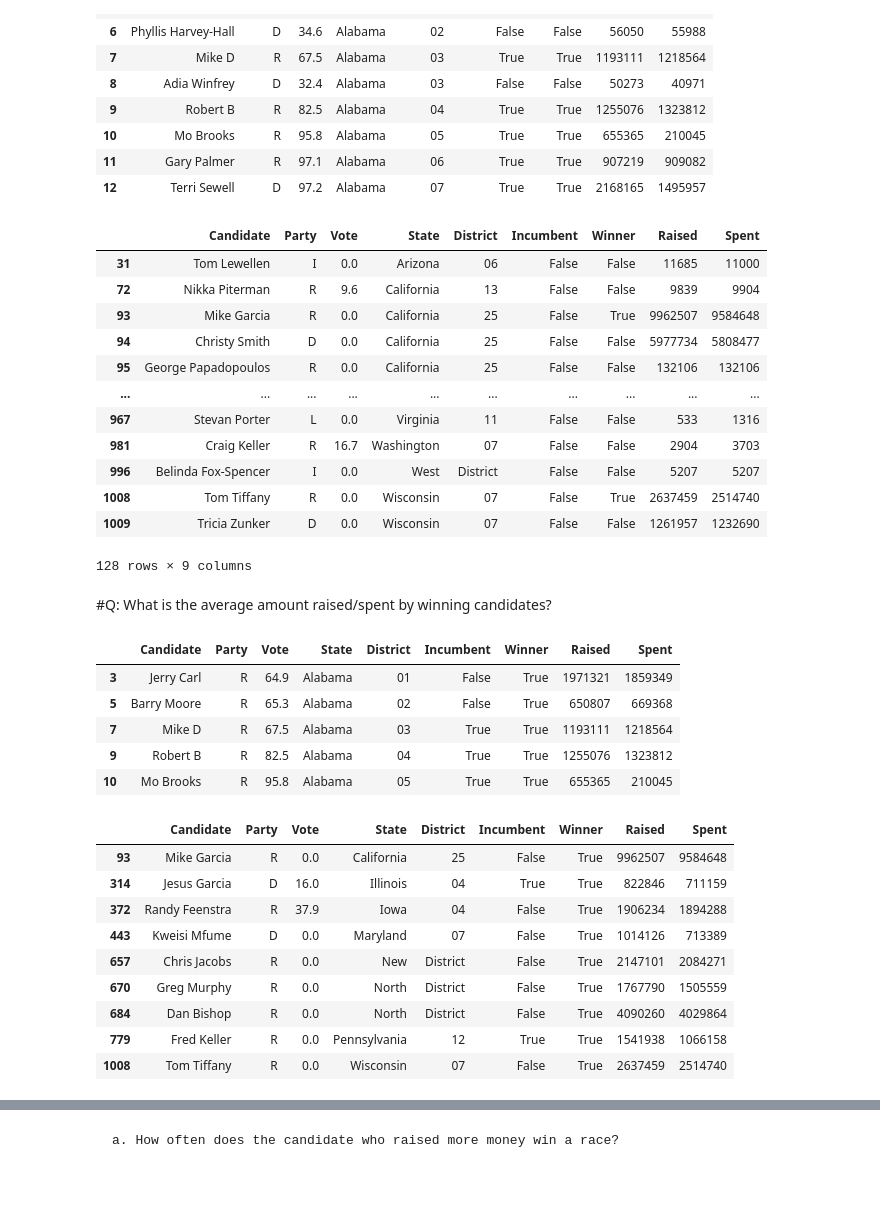
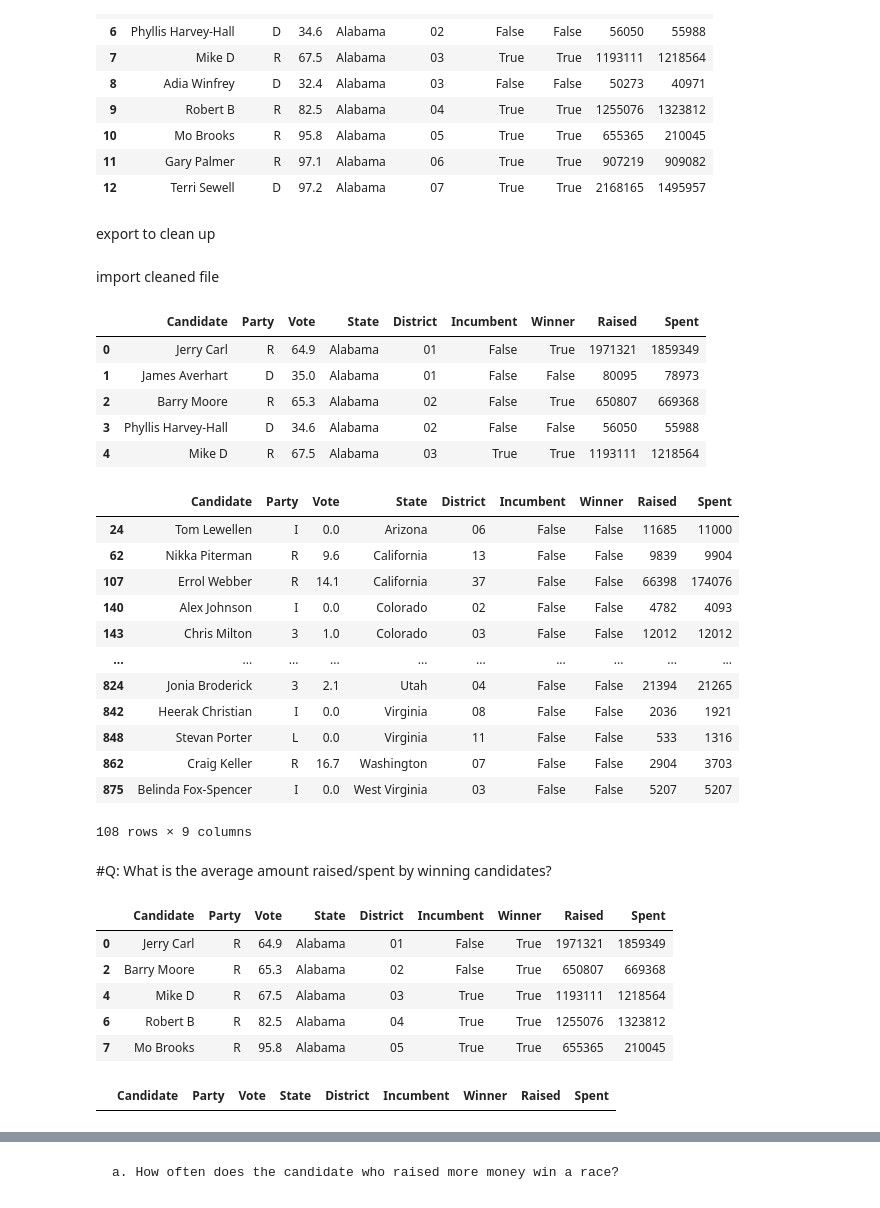
Before and after one commit to nss-data-science-cohort-7/webscraping-open-secrets-boo-tiful-minds, a Jupyter notebook: notebooks/RB_Open_Secrets_EDA.ipynb, the cells around one changed output, grey strips where cells are left out. Saved outputs shown, nothing was run; the diff lists cells and outputs as text; code cells hidden in the pictures.

```diff
--- a/notebooks/RB_Open_Secrets_EDA.ipynb
+++ b/notebooks/RB_Open_Secrets_EDA.ipynb
@@ -103,3 +103,5 @@ None
 | 10 | Mo Brooks | R | 95.8 | Alabama | 05 | True | True | 655365 | 210045 |
 | 11 | Gary Palmer | R | 97.1 | Alabama | 06 | True | True | 907219 | 909082 |
 | 12 | Terri Sewell | D | 97.2 | Alabama | 07 | True | True | 2168165 | 1495957 |
+# %% [markdown]
+export to clean up
@@ -106,44 +110,47 @@ None
+# %% [markdown]
+import cleaned file
+# %%
+house_race_2020_clean = pd.read_csv('../data/house_race_2020_clean.csv')
+house_race_2020_clean.head()
+# %% [output]
+|  | Candidate | Party | Vote | State | District | Incumbent | Winner | Raised | Spent |
+| 0 | Jerry Carl | R | 64.9 | Alabama | 01 | False | True | 1971321 | 1859349 |
+| 1 | James Averhart | D | 35.0 | Alabama | 01 | False | False | 80095 | 78973 |
+| 2 | Barry Moore | R | 65.3 | Alabama | 02 | False | True | 650807 | 669368 |
+| 3 | Phyllis Harvey-Hall | D | 34.6 | Alabama | 02 | False | False | 56050 | 55988 |
+| 4 | Mike D | R | 67.5 | Alabama | 03 | True | True | 1193111 | 1218564 |
 # %%
-house_race_2020.loc[house_race_2020['Vote']<=20]
+house_race_2020_clean.loc[house_race_2020_clean['Vote']<=20]
 # %% [output]
 |  | Candidate | Party | Vote | State | District | Incumbent | Winner | Raised | Spent |
-| 31 | Tom Lewellen | I | 0.0 | Arizona | 06 | False | False | 11685 | 11000 |
-| 72 | Nikka Piterman | R | 9.6 | California | 13 | False | False | 9839 | 9904 |
-| 93 | Mike Garcia | R | 0.0 | California | 25 | False | True | 9962507 | 9584648 |
-| 94 | Christy Smith | D | 0.0 | California | 25 | False | False | 5977734 | 5808477 |
-| 95 | George Papadopoulos | R | 0.0 | California | 25 | False | False | 132106 | 132106 |
+| 24 | Tom Lewellen | I | 0.0 | Arizona | 06 | False | False | 11685 | 11000 |
+| 62 | Nikka Piterman | R | 9.6 | California | 13 | False | False | 9839 | 9904 |
+| 107 | Errol Webber | R | 14.1 | California | 37 | False | False | 66398 | 174076 |
+| 140 | Alex Johnson | I | 0.0 | Colorado | 02 | False | False | 4782 | 4093 |
+| 143 | Chris Milton | 3 | 1.0 | Colorado | 03 | False | False | 12012 | 12012 |
 | ... | ... | ... | ... | ... | ... | ... | ... | ... | ... |
-| 967 | Stevan Porter | L | 0.0 | Virginia | 11 | False | False | 533 | 1316 |
-| 981 | Craig Keller | R | 16.7 | Washington | 07 | False | False | 2904 | 3703 |
-| 996 | Belinda Fox-Spencer | I | 0.0 | West | District | False | False | 5207 | 5207 |
-| 1008 | Tom Tiffany | R | 0.0 | Wisconsin | 07 | False | True | 2637459 | 2514740 |
-| 1009 | Tricia Zunker | D | 0.0 | Wisconsin | 07 | False | False | 1261957 | 1232690 |
+| 824 | Jonia Broderick | 3 | 2.1 | Utah | 04 | False | False | 21394 | 21265 |
+| 842 | Heerak Christian | I | 0.0 | Virginia | 08 | False | False | 2036 | 1921 |
+| 848 | Stevan Porter | L | 0.0 | Virginia | 11 | False | False | 533 | 1316 |
+| 862 | Craig Keller | R | 16.7 | Washington | 07 | False | False | 2904 | 3703 |
+| 875 | Belinda Fox-Spencer | I | 0.0 | West Virginia | 03 | False | False | 5207 | 5207 |
-128 rows × 9 columns
+108 rows × 9 columns
 # %% [markdown]
 #Q: What is the average amount raised/spent by winning candidates?
 # %%
-winners = house_race_2020.loc[house_race_2020['Winner']==True]
+winners = house_race_2020_clean.loc[house_race_2020_clean['Winner']==True]
 winners.head()
 # %% [output]
 |  | Candidate | Party | Vote | State | District | Incumbent | Winner | Raised | Spent |
-| 3 | Jerry Carl | R | 64.9 | Alabama | 01 | False | True | 1971321 | 1859349 |
-| 5 | Barry Moore | R | 65.3 | Alabama | 02 | False | True | 650807 | 669368 |
-| 7 | Mike D | R | 67.5 | Alabama | 03 | True | True | 1193111 | 1218564 |
-| 9 | Robert B | R | 82.5 | Alabama | 04 | True | True | 1255076 | 1323812 |
-| 10 | Mo Brooks | R | 95.8 | Alabama | 05 | True | True | 655365 | 210045 |
+| 0 | Jerry Carl | R | 64.9 | Alabama | 01 | False | True | 1971321 | 1859349 |
+| 2 | Barry Moore | R | 65.3 | Alabama | 02 | False | True | 650807 | 669368 |
+| 4 | Mike D | R | 67.5 | Alabama | 03 | True | True | 1193111 | 1218564 |
+| 6 | Robert B | R | 82.5 | Alabama | 04 | True | True | 1255076 | 1323812 |
+| 7 | Mo Brooks | R | 95.8 | Alabama | 05 | True | True | 655365 | 210045 |
 # %%
-winners.loc[house_race_2020['Vote']<=45]
+winners.loc[winners['Vote']<=45]
 # %% [output]
 |  | Candidate | Party | Vote | State | District | Incumbent | Winner | Raised | Spent |
-| 93 | Mike Garcia | R | 0.0 | California | 25 | False | True | 9962507 | 9584648 |
-| 314 | Jesus Garcia | D | 16.0 | Illinois | 04 | True | True | 822846 | 711159 |
-| 372 | Randy Feenstra | R | 37.9 | Iowa | 04 | False | True | 1906234 | 1894288 |
-| 443 | Kweisi Mfume | D | 0.0 | Maryland | 07 | False | True | 1014126 | 713389 |
-| 657 | Chris Jacobs | R | 0.0 | New | District | False | True | 2147101 | 2084271 |
-| 670 | Greg Murphy | R | 0.0 | North | District | False | True | 1767790 | 1505559 |
-| 684 | Dan Bishop | R | 0.0 | North | District | False | True | 4090260 | 4029864 |
-| 779 | Fred Keller | R | 0.0 | Pennsylvania | 12 | True | True | 1541938 | 1066158 |
-| 1008 | Tom Tiffany | R | 0.0 | Wisconsin | 07 | False | True | 2637459 | 2514740 |
 # %%
 print(winners['Raised'].mean().astype(int))
 print(winners['Spent'].mean().astype(int))
```
Also changed, not shown: parts of 13 cells of this notebook.
